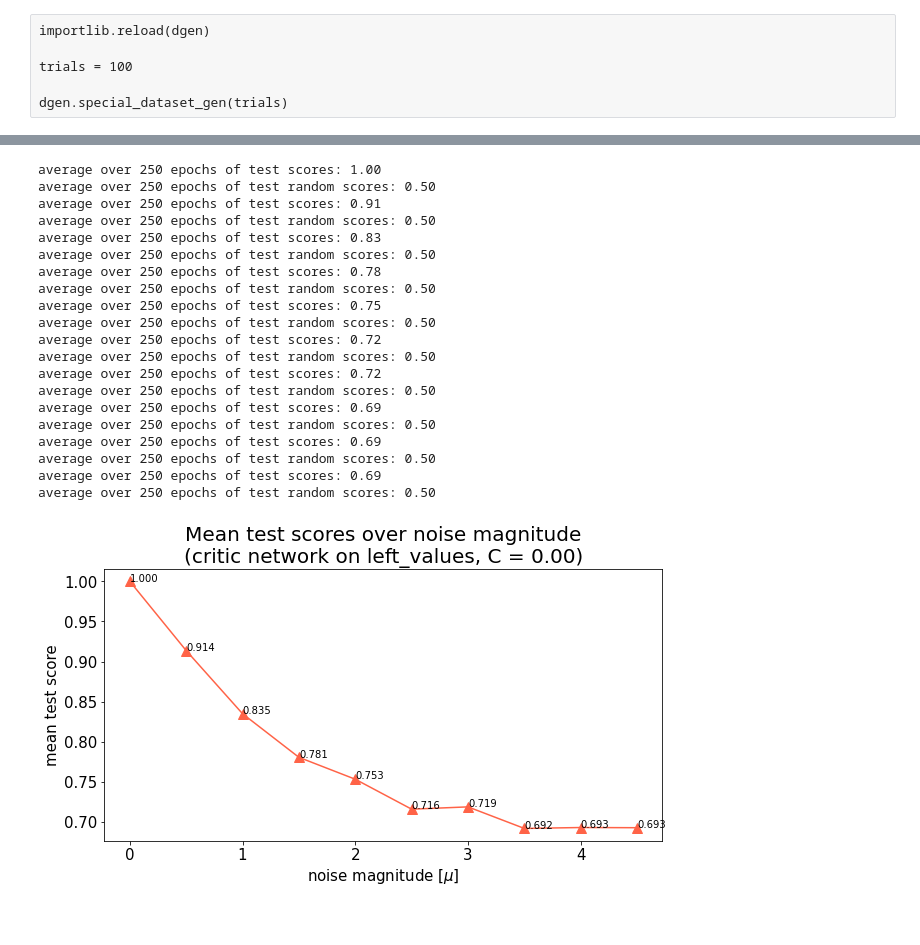
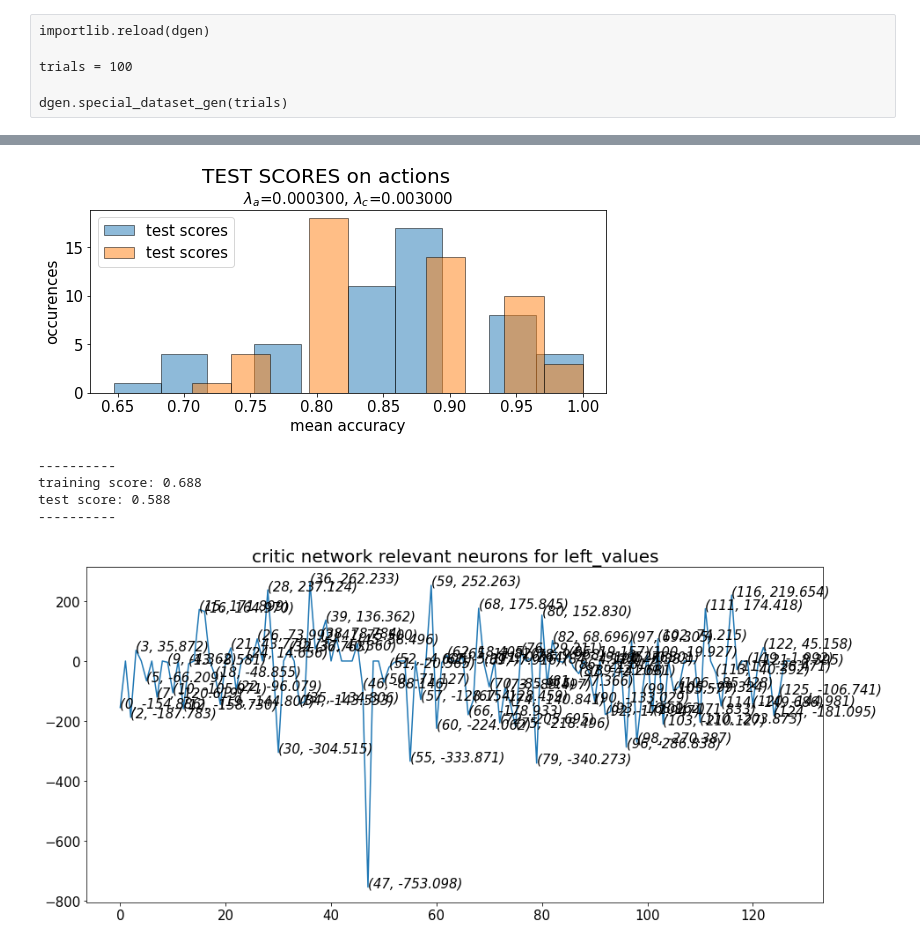
Before and after one commit to MartiniMarittimo/Relevant_neurons_analysis, a Jupyter notebook: relevant_neurons_analysis.ipynb, the cells around one changed output, grey strips where cells are left out. Drawn from its saved outputs; the diff is of its cells as text; code cells hidden in the pictures.

```diff
--- a/relevant_neurons_analysis.ipynb
+++ b/relevant_neurons_analysis.ipynb
@@ -56,10 +56,10 @@ timeav_values = np.array(data["timeav_values"])
 net = {"X" : frates_actor, "network" : "actor"}
 #net = {"X" : frates_critic, "network" : "critic"}
 
-#label = {"Y" : final_actions, "label" : "actions"}
+label = {"Y" : final_actions, "label" : "actions"}
 #label = {"Y" : right_values, "label" : "right_values"}
 #label = {"Y" : left_values, "label" : "left_values"}
-label = {"Y" : global_values, "label" : "global_values"}
+#label = {"Y" : global_values, "label" : "global_values"}
 
 #model = {"model" : 'perceptron', "param" : 0}
 model = {"model" : 'perceptronL1', "param" : 0.01}
@@ -67,29 +103,20 @@ model = {"model" : 'perceptronL1', "param" : 0.01}
+# %%
+importlib.reload(clf)
+
+param_mag = np.array([3e-4, 3e-3])
+
+clf.actor_vs_critic(frates_actor, frates_critic, Y=label["Y"], model=model["model"],
+                    param_mag=param_mag, label=label["label"], noise_mag=0, size=size)
+# %% [output]
+[figure, added]
 # %%
 importlib.reload(clf)
 
-noise_mag = np.array([0, 1/2, 1, 3/2, 2, 5/2, 3, 7/2, 4, 9/2])
-
-clf.noise_effect(X=net["X"], Y=label["Y"], model=model["model"], param_mag=0,\
-               network=net["network"], label=label["label"], noise_mag=noise_mag, size=size)
+clf.rel_neurons(X=net["X"], Y=label["Y"], model=model["model"], C=1e-2,\
+               network=net["network"], label=label["label"], noise_mag=0, size=size)
 # %% [output]
-average over 250 epochs of test scores: 1.00
-average over 250 epochs of test random scores: 0.50
-average over 250 epochs of test scores: 0.91
-average over 250 epochs of test random scores: 0.50
-average over 250 epochs of test scores: 0.83
-average over 250 epochs of test random scores: 0.50
-average over 250 epochs of test scores: 0.78
-average over 250 epochs of test random scores: 0.50
-average over 250 epochs of test scores: 0.75
-average over 250 epochs of test random scores: 0.50
-average over 250 epochs of test scores: 0.72
-average over 250 epochs of test random scores: 0.50
-average over 250 epochs of test scores: 0.72
-average over 250 epochs of test random scores: 0.50
-average over 250 epochs of test scores: 0.69
-average over 250 epochs of test random scores: 0.50
-average over 250 epochs of test scores: 0.69
-average over 250 epochs of test random scores: 0.50
-average over 250 epochs of test scores: 0.69
-average over 250 epochs of test random scores: 0.50
+----------
+training score: 0.688
+test score: 0.588
+----------
-[figure, old version]
+[figure, new version]
```
Also changed, not shown: parts of 11 cells of this notebook, 1 other file.
